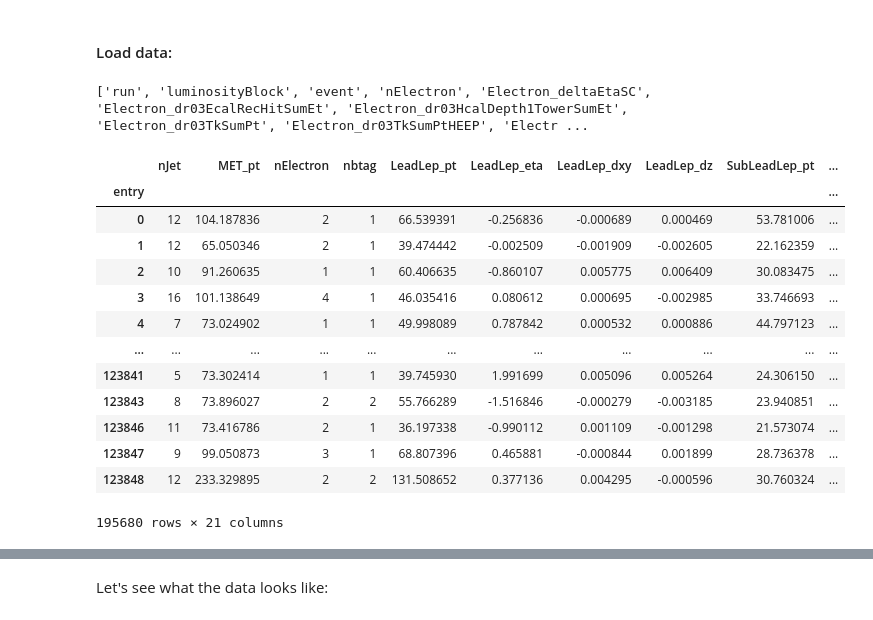
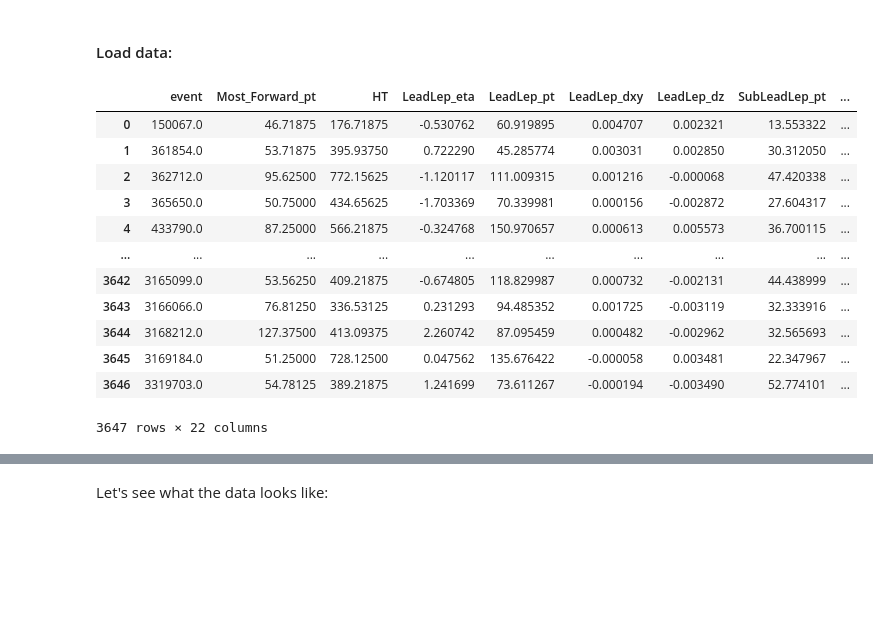
Before and after one commit to danbarto/tW_scattering, a Jupyter notebook: notebooks/BDT_analysis.ipynb, the cells around one changed output, grey strips where cells are left out. Drawn from its saved outputs; the diff is of its cells as text; code cells hidden in the pictures; blank space fills up the shorter version.

Commit message:
working implementation of BDT processor for FCNC

```diff
--- a/notebooks/BDT_analysis.ipynb
+++ b/notebooks/BDT_analysis.ipynb
@@ -61,10 +64,2 @@ from plots.helpers import makePlot, scale_and_merge
 # %% [markdown]
 #### Load data:
-# %%
-#data = pd.read_csv('data/training_10k.csv')
-SR_tree_atop = uproot.open('/nfs-7/userdata/ksalyer/fcnc/fcnc_v6_SRonly_5may2021/2018/signal_hct_atop.root')['Events']
-SR_tree_top = uproot.open('/nfs-7/userdata/ksalyer/fcnc/fcnc_v6_SRonly_5may2021/2018/signal_hct_atop.root')['Events']
-BR_tree = uproot.open('/nfs-7/userdata/ksalyer/fcnc/fcnc_v6_SRonly_5may2021/2018/ttjets.root')['Events']
-print(SR_tree_atop.keys())
-# %% [output]
-['run', 'luminosityBlock', 'event', 'nElectron', 'Electron_deltaEtaSC', 'Electron_dr03EcalRecHitSumEt', 'Electron_dr03HcalDepth1TowerSumEt', 'Electron_dr03TkSumPt', 'Electron_dr03TkSumPtHEEP', 'Electr ...
@@ -152,30 +65,0 @@ def gen_BDT_data(tree, label = "s", year=2018):
-# %%
-year=2018
-SR_data_atop = gen_BDT_data(SR_tree_atop, "s", year)
-SR_data_top = gen_BDT_data(SR_tree_top, "s", year)
-SR_data = pd.concat([SR_data_atop, SR_data_top], axis=0)
-def gen_preselection(data):
-    preselection = (data["LeadLep_pt"] > 20) & (data["SubLeadLep_pt"] > 20) & (data["nJet"] > 1)
-    return preselection
-
-SR_data = SR_data[gen_preselection(SR_data)]
-BR_data = gen_BDT_data(BR_tree, "b")
-BR_data = BR_data[gen_preselection(BR_data)]
-BR_data = BR_data[:SR_data.shape[0]] #make the background only as large as the signal
-full_data = pd.concat([SR_data, BR_data], axis=0)
-full_data
-# %% [output]
-|  | nJet | MET_pt | nElectron | nbtag | LeadLep_pt | LeadLep_eta | LeadLep_dxy | LeadLep_dz | SubLeadLep_pt | ... |
-| entry |  |  |  |  |  |  |  |  |  | ... |
-| 0 | 12 | 104.187836 | 2 | 1 | 66.539391 | -0.256836 | -0.000689 | 0.000469 | 53.781006 | ... |
-| 1 | 12 | 65.050346 | 2 | 1 | 39.474442 | -0.002509 | -0.001909 | -0.002605 | 22.162359 | ... |
-| 2 | 10 | 91.260635 | 1 | 1 | 60.406635 | -0.860107 | 0.005775 | 0.006409 | 30.083475 | ... |
-| 3 | 16 | 101.138649 | 4 | 1 | 46.035416 | 0.080612 | 0.000695 | -0.002985 | 33.746693 | ... |
-| 4 | 7 | 73.024902 | 1 | 1 | 49.998089 | 0.787842 | 0.000532 | 0.000886 | 44.797123 | ... |
-| ... | ... | ... | ... | ... | ... | ... | ... | ... | ... | ... |
-| 123841 | 5 | 73.302414 | 1 | 1 | 39.745930 | 1.991699 | 0.005096 | 0.005264 | 24.306150 | ... |
-| 123843 | 8 | 73.896027 | 2 | 2 | 55.766289 | -1.516846 | -0.000279 | -0.003185 | 23.940851 | ... |
-| 123846 | 11 | 73.416786 | 2 | 1 | 36.197338 | -0.990112 | 0.001109 | -0.001298 | 21.573074 | ... |
-| 123847 | 9 | 99.050873 | 3 | 1 | 68.807396 | 0.465881 | -0.000844 | 0.001899 | 28.736378 | ... |
-| 123848 | 12 | 233.329895 | 2 | 2 | 131.508652 | 0.377136 | 0.004295 | -0.000596 | 30.760324 | ... |
-195680 rows × 21 columns
@@ -181,0 +124,16 @@ full_data
+# %%
+signal_BDT_params
+# %% [output]
+|  | event | Most_Forward_pt | HT | LeadLep_eta | LeadLep_pt | LeadLep_dxy | LeadLep_dz | SubLeadLep_pt | ... |
+| 0 | 150067.0 | 46.71875 | 176.71875 | -0.530762 | 60.919895 | 0.004707 | 0.002321 | 13.553322 | ... |
+| 1 | 361854.0 | 53.71875 | 395.93750 | 0.722290 | 45.285774 | 0.003031 | 0.002850 | 30.312050 | ... |
+| 2 | 362712.0 | 95.62500 | 772.15625 | -1.120117 | 111.009315 | 0.001216 | -0.000068 | 47.420338 | ... |
+| 3 | 365650.0 | 50.75000 | 434.65625 | -1.703369 | 70.339981 | 0.000156 | -0.002872 | 27.604317 | ... |
+| 4 | 433790.0 | 87.25000 | 566.21875 | -0.324768 | 150.970657 | 0.000613 | 0.005573 | 36.700115 | ... |
+| ... | ... | ... | ... | ... | ... | ... | ... | ... | ... |
+| 3642 | 3165099.0 | 53.56250 | 409.21875 | -0.674805 | 118.829987 | 0.000732 | -0.002131 | 44.438999 | ... |
+| 3643 | 3166066.0 | 76.81250 | 336.53125 | 0.231293 | 94.485352 | 0.001725 | -0.003119 | 32.333916 | ... |
+| 3644 | 3168212.0 | 127.37500 | 413.09375 | 2.260742 | 87.095459 | 0.000482 | -0.002962 | 32.565693 | ... |
+| 3645 | 3169184.0 | 51.25000 | 728.12500 | 0.047562 | 135.676422 | -0.000058 | 0.003481 | 22.347967 | ... |
+| 3646 | 3319703.0 | 54.78125 | 389.21875 | 1.241699 | 73.611267 | -0.000194 | -0.003490 | 52.774101 | ... |
+3647 rows × 22 columns
```
Also changed, not shown: parts of 19 cells of this notebook, 3 other files.
